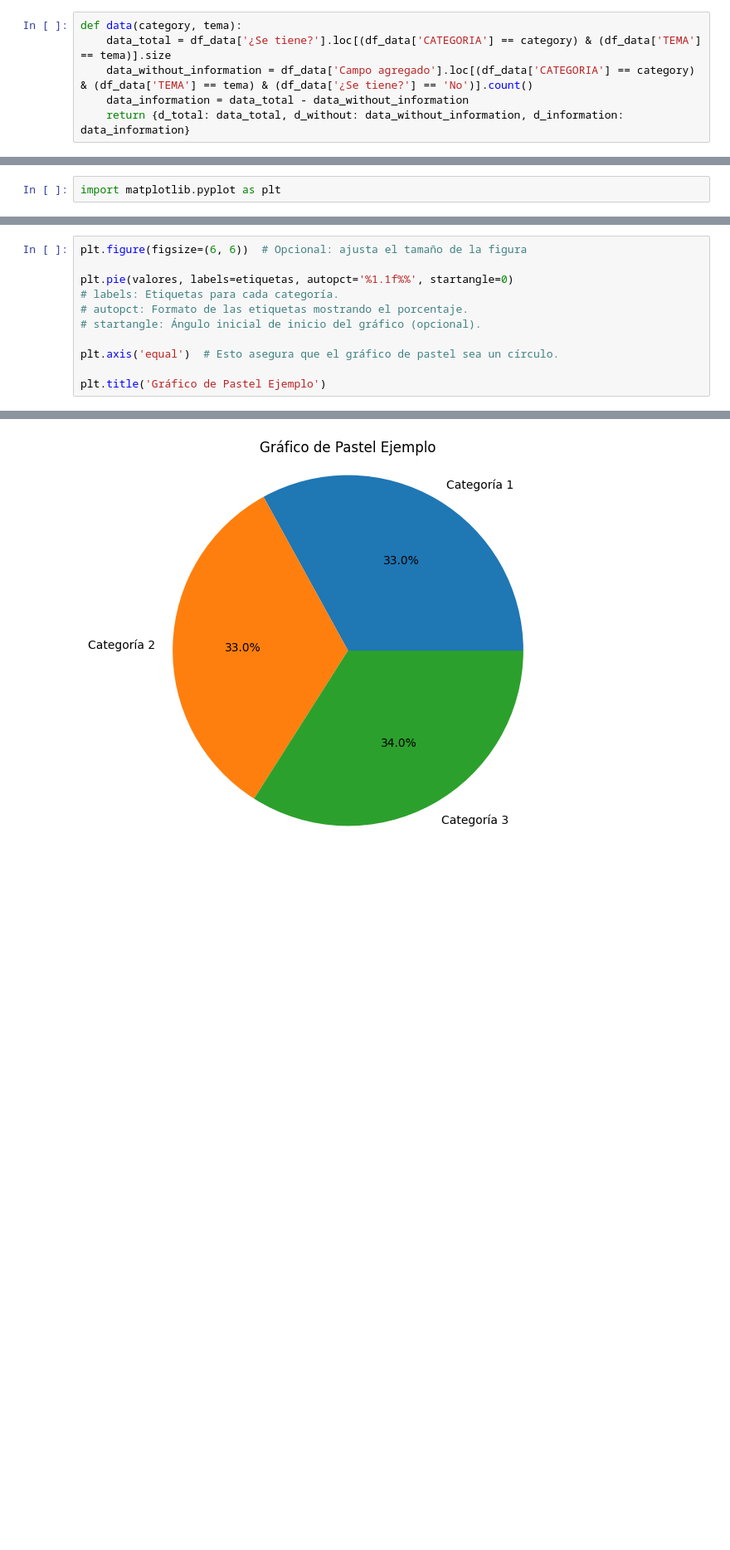
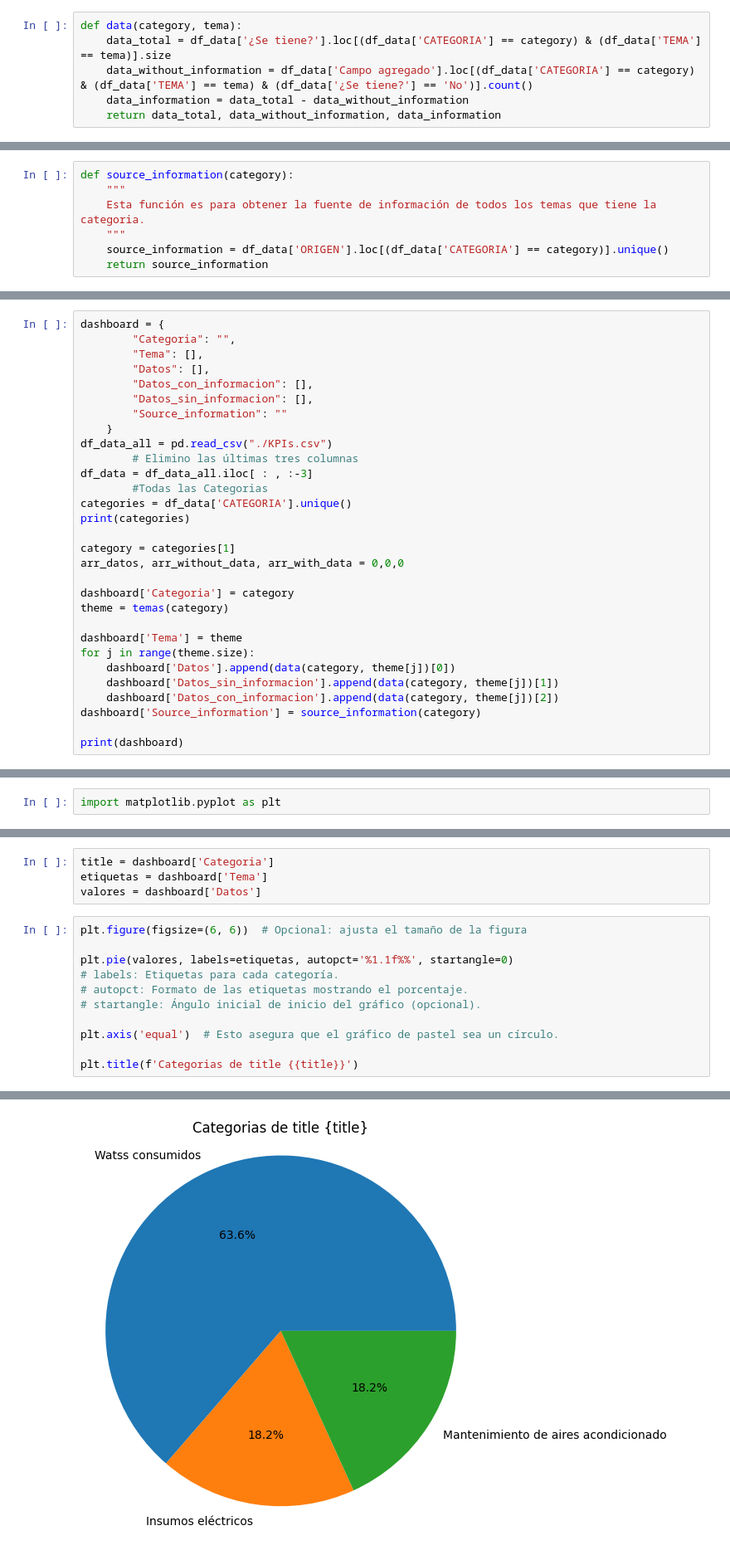
Before and after one commit to BricoBC/dashboard, a Jupyter notebook: main.ipynb, the cells around one changed output, grey strips where cells are left out. Shown at 83% size. Saved outputs shown, nothing was run; the diff lists cells and outputs as text; blank space fills up the shorter version.

```diff
--- a/main.ipynb
+++ b/main.ipynb
@@ -93,7 +69,7 @@ def data(category, tema):
     data_total = df_data['¿Se tiene?'].loc[(df_data['CATEGORIA'] == category) & (df_data['TEMA'] == tema)].size
     data_without_information = df_data['Campo agregado'].loc[(df_data['CATEGORIA'] == category) & (df_data['TEMA'] == tema) & (df_data['¿Se tiene?'] == 'No')].count()
     data_information = data_total - data_without_information
-    return {d_total: data_total, d_without: data_without_information, d_information: data_information}
+    return data_total, data_without_information, data_information
 # %%
 data(category,tema)
 # %% [output]
@@ -128,0 +79,7 @@ array(['Proveedores', 'Facturas', nan], dtype=object)
+# %%
+def source_information(category):
+    """
+    Esta función es para obtener la fuente de información de todos los temas que tiene la categoria.
+    """
+    source_information = df_data['ORIGEN'].loc[(df_data['CATEGORIA'] == category)].unique()
+    return source_information
@@ -128,0 +88,30 @@ array(['Proveedores', 'Facturas', nan], dtype=object)
+# %%
+dashboard = {
+        "Categoria": "",
+        "Tema": [],
+        "Datos": [],
+        "Datos_con_informacion": [],
+        "Datos_sin_informacion": [],
+        "Source_information": ""
+    }
+df_data_all = pd.read_csv("./KPIs.csv")
+        # Elimino las últimas tres columnas
+df_data = df_data_all.iloc[ : , :-3]
+        #Todas las Categorias
+categories = df_data['CATEGORIA'].unique()
+print(categories)
+
+category = categories[1]
+arr_datos, arr_without_data, arr_with_data = 0,0,0
+
+dashboard['Categoria'] = category
+theme = temas(category)
+
+dashboard['Tema'] = theme
+for j in range(theme.size):
+    dashboard['Datos'].append(data(category, theme[j])[0])
+    dashboard['Datos_sin_informacion'].append(data(category, theme[j])[1])
+    dashboard['Datos_con_informacion'].append(data(category, theme[j])[2])
+dashboard['Source_information'] = source_information(category)
+
+print(dashboard)
@@ -156,3 +153,7 @@ valores = [33, 33,34]  # Ejemplo de valores porcentuales
+# %%
+title = dashboard['Categoria']
+etiquetas = dashboard['Tema']
+valores = dashboard['Datos']
 # %%
 plt.figure(figsize=(6, 6))  # Opcional: ajusta el tamaño de la figura
 
@@ -163,5 +164,5 @@ plt.pie(valores, labels=etiquetas, autopct='%1.1f%%', startangle=0)
 
 plt.axis('equal')  # Esto asegura que el gráfico de pastel sea un círculo.
 
-plt.title('Gráfico de Pastel Ejemplo')
+plt.title(f'Categorias de title {{title}}')
 # %% [output]
@@ -169 +170 @@ Text(0.5, 1.0, 'Gráfico de Pastel Ejemplo')
-[figure, old version]
+[figure, new version]
```
Also changed, not shown: parts of 29 cells of this notebook.
